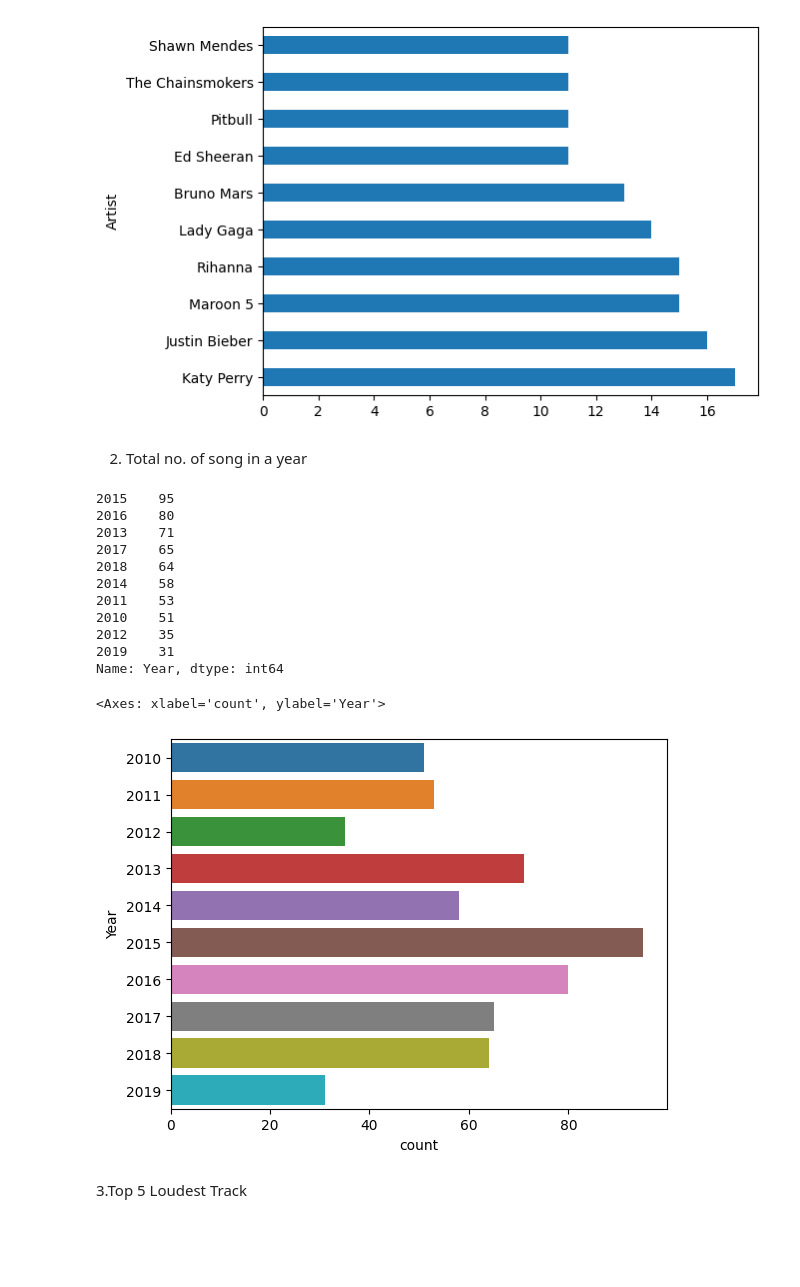
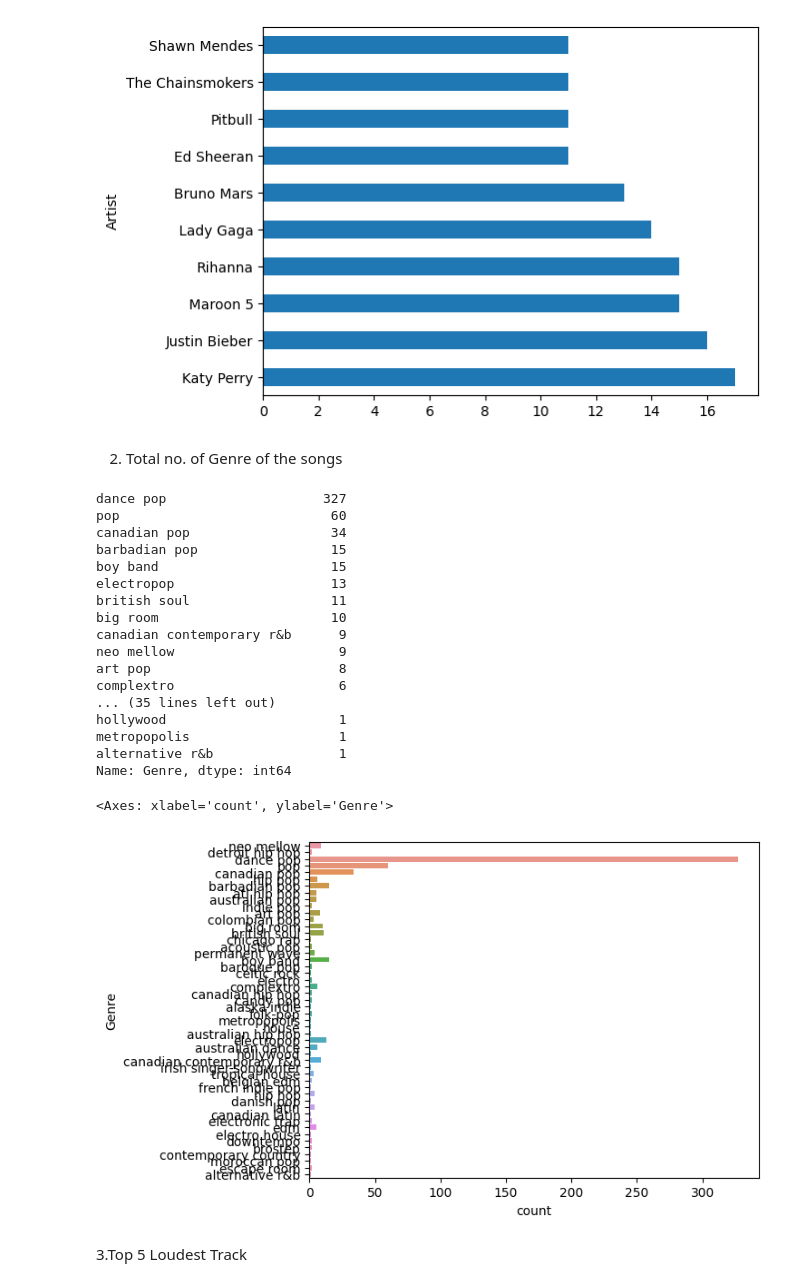
Before and after one commit to Shubhangini19/spotifyDataAnalysis, a Jupyter notebook: SpotifyDataAnalysis7.ipynb, the cells around one changed output. Saved outputs shown, nothing was run; the diff lists cells and outputs as text; code cells hidden in the pictures; blank space fills up the shorter version.

```diff
--- a/SpotifyDataAnalysis7.ipynb
+++ b/SpotifyDataAnalysis7.ipynb
@@ -242,28 +242,34 @@ plt.show()
 # %% [output]
 [figure]
 # %% [markdown]
-2. Total no. of song in a year
+2. Total no. of Genre of the songs
 # %%
-#Total no. of song in a year
-df['Year'].value_counts()
+#Total no. of Genre of the songs
+df['Genre'].value_counts()
 # %% [output]
-2015    95
-2016    80
-2013    71
-2017    65
-2018    64
-2014    58
-2011    53
-2010    51
-2012    35
-2019    31
-Name: Year, dtype: int64
+dance pop                    327
+pop                           60
+canadian pop                  34
+barbadian pop                 15
+boy band                      15
+electropop                    13
+british soul                  11
+big room                      10
+canadian contemporary r&b      9
+neo mellow                     9
+art pop                        8
+complextro                     6
+... (35 lines left out)
+hollywood                      1
+metropopolis                   1
+alternative r&b                1
+Name: Genre, dtype: int64
 # %%
 #Visualising
-sns.countplot(y='Year', data=df)
+sns.countplot(y='Genre', data=df)
 # %% [output]
-<Axes: xlabel='count', ylabel='Year'>
+<Axes: xlabel='count', ylabel='Genre'>
-[figure, old version]
+[figure, new version]
 # %% [markdown]
 3.Top 5 Loudest Track
 # %%
```
Also changed, not shown: parts of 8 cells of this notebook.
